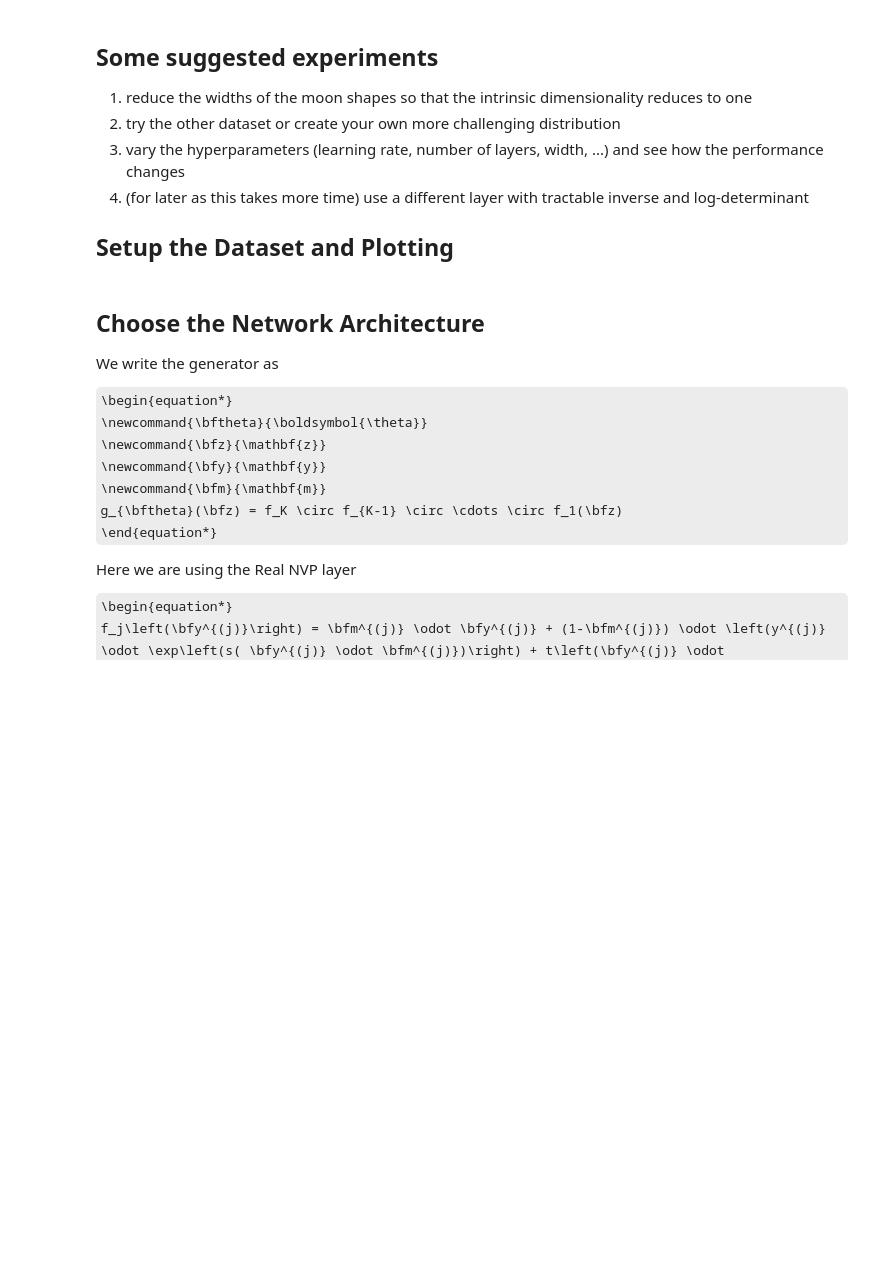
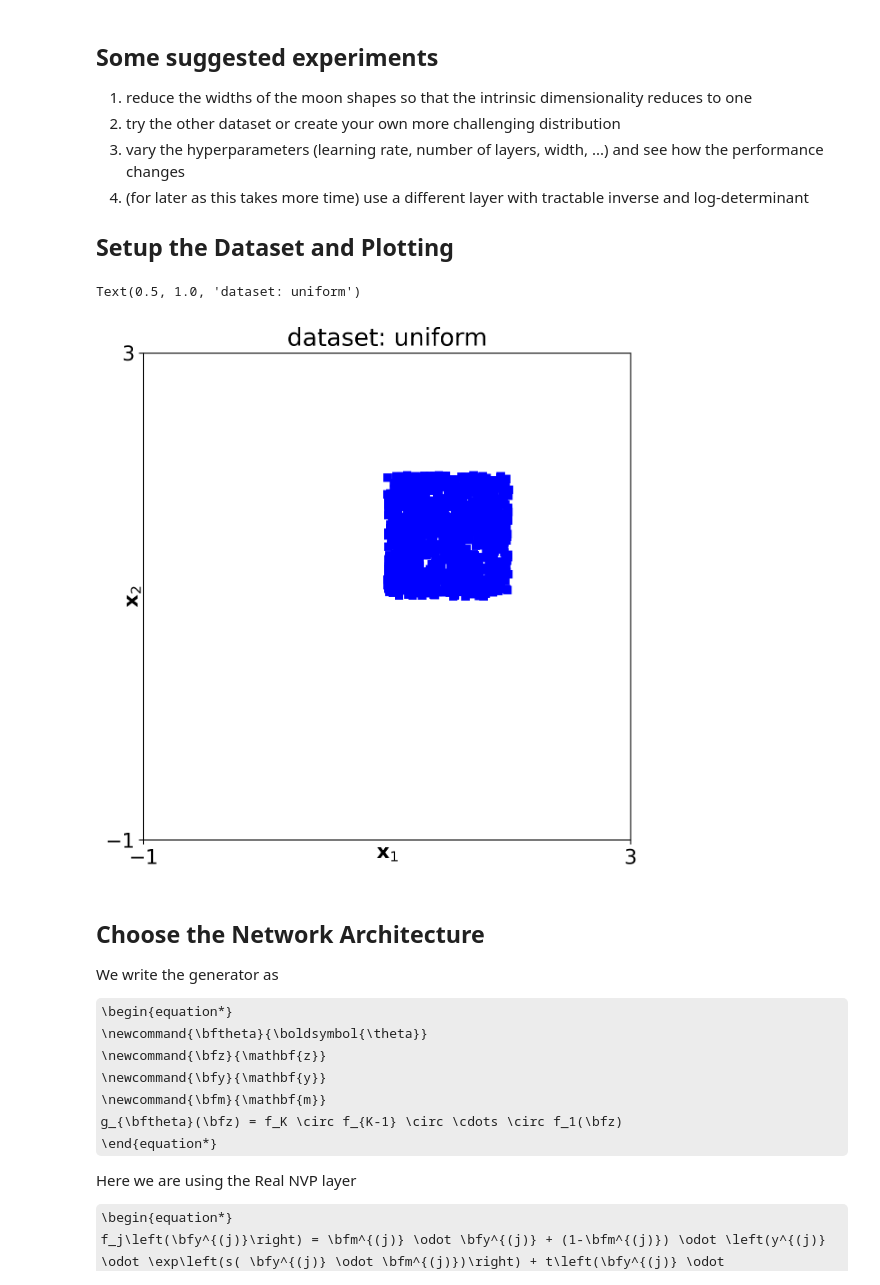
Before and after one commit to makoto0919/SDXL-Architecture-Analysis, a Jupyter notebook: examples/RealNVP.ipynb, the cells around one changed output. Cells and saved outputs as stored; diff of their text form; code cells hidden in the pictures; some formulas as TeX source; blank space fills up the shorter version.

```diff
--- a/examples/RealNVP.ipynb
+++ b/examples/RealNVP.ipynb
@@ -39,3 +58,16 @@ Cloning into 'DeepGenerativeModelingIntro'...
+# %%
+import torch
+from torch import nn
+import numpy as np
+from torch import distributions
+from sklearn import datasets
+import matplotlib.pyplot as plt
+
+%matplotlib inline
+plt.rcParams.update({'font.size': 16})
+plt.rcParams.update({'image.interpolation' : 'none'})  # ← 修正箇所
+plt.rcParams['figure.figsize'] = [10, 7]
+plt.rcParams['figure.dpi'] = 200
 # %%
 import torch
 from torch import nn
@@ -58,33 +97,39 @@ plt.rcParams['figure.dpi'] = 200
 
 ## Setup the Dataset and Plotting
 # %%
-dataset = 'moons'
-# dataset = 'uniform'
+# dataset = 'moons'
+dataset = 'uniform'
 
 if dataset == 'moons':
     # grid of the spatial domain (for plotting)
     domain = (-1.2, 2.1, -1.2, 2.1)
 
     def get_data(batch_size,noise=0.05):
         return torch.tensor(datasets.make_moons(n_samples=batch_size, noise=noise)[0], dtype=torch.float32)
 elif dataset == 'uniform':
     domain = (-1.0, 3.0, -1.0, 3.0)
     def get_data(batch_size):
         return torch.rand((batch_size,2)) + 1.0
 else:
     print("incorrect dataset")
 
 # grid of the spatial domain (for plotting)
 x1 = torch.linspace(domain[0],domain[1], 100)
 x2 = torch.linspace(domain[2],domain[3], 100)
 xg = torch.meshgrid(x1, x2)
 xx = torch.cat((xg[0].reshape(-1, 1), xg[1].reshape(-1, 1)), 1)
 
+import sys
+sys.path.append('/content/DeepGenerativeModelingIntro/')
+
 from plotting import *
 
 xs = get_data(1000)
 plot_x(xs,domain)
 plt.title("dataset: %s" % (dataset))
+# %% [output]
+Text(0.5, 1.0, 'dataset: uniform')
+[figure, added]
 # %% [markdown]
 ## Choose the Network Architecture
 
```
Also changed, not shown: parts of 53 cells of this notebook.
